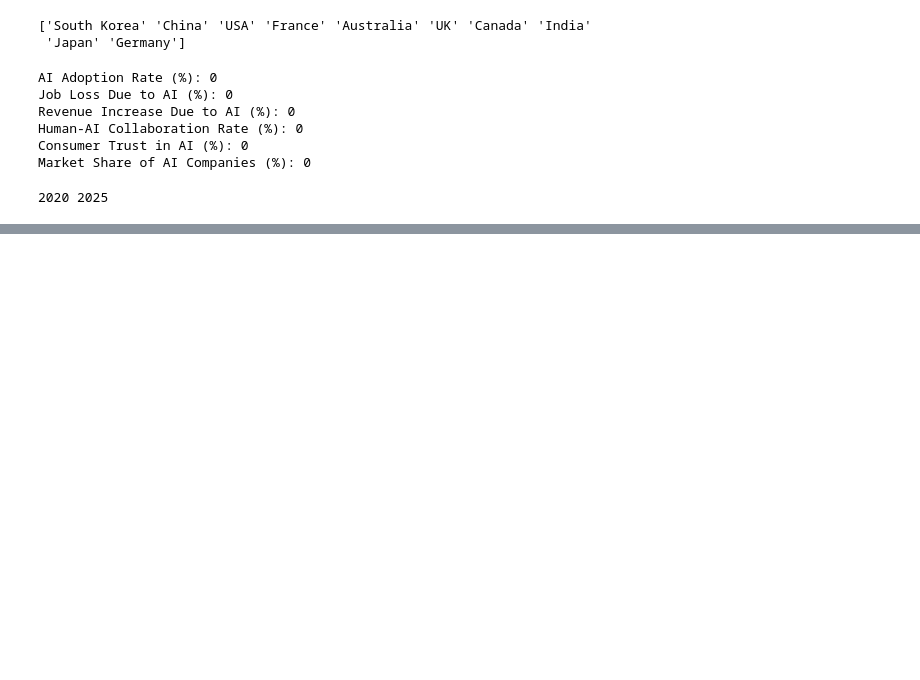
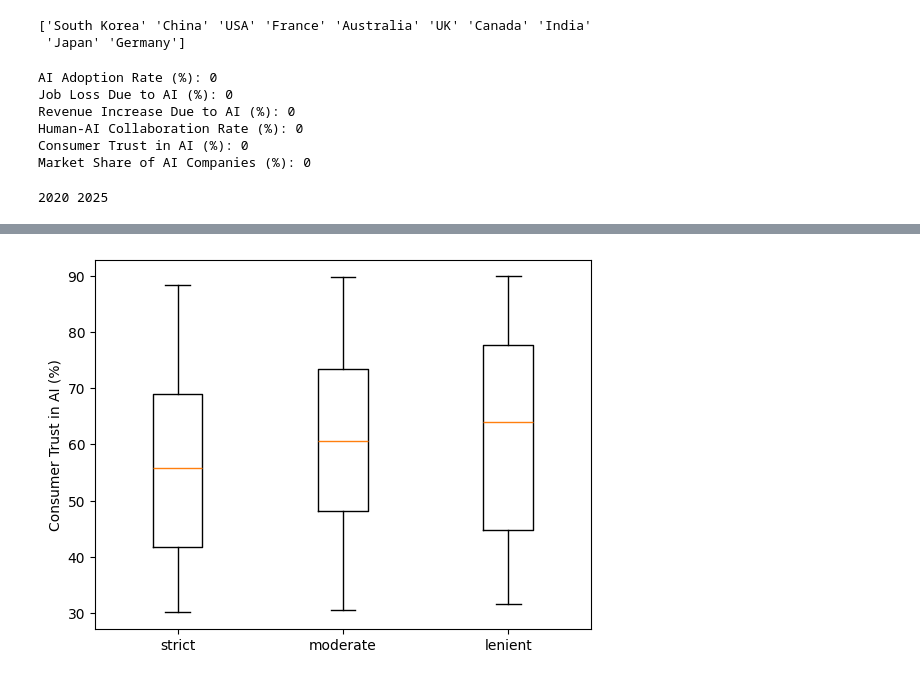
Before and after one commit to sarahchaewon/DSRP_, a Jupyter notebook: test.ipynb, the cells around one changed output, grey strips where cells are left out. Saved outputs shown, nothing was run; the diff lists cells and outputs as text; code cells hidden in the pictures; blank space fills up the shorter version.

```diff
--- a/test.ipynb
+++ b/test.ipynb
@@ -136,0 +151,12 @@ print(df['Year'].min(), df['Year'].max())
+# %%
+strict = df[df['Regulation Status'] == 'Strict']['Consumer Trust in AI (%)']
+moderate = df[df['Regulation Status'] == 'Moderate']['Consumer Trust in AI (%)']
+lenient = df[df['Regulation Status'] == 'Lenient']['Consumer Trust in AI (%)']
+
+plt.boxplot([strict, moderate, lenient],
+            tick_labels=['strict', 'moderate', 'lenient'])
+
+plt.ylabel('Consumer Trust in AI (%)')
+plt.show()
+# %% [output]
+[figure, added]
```
Also changed, not shown: parts of 5 cells of this notebook.
